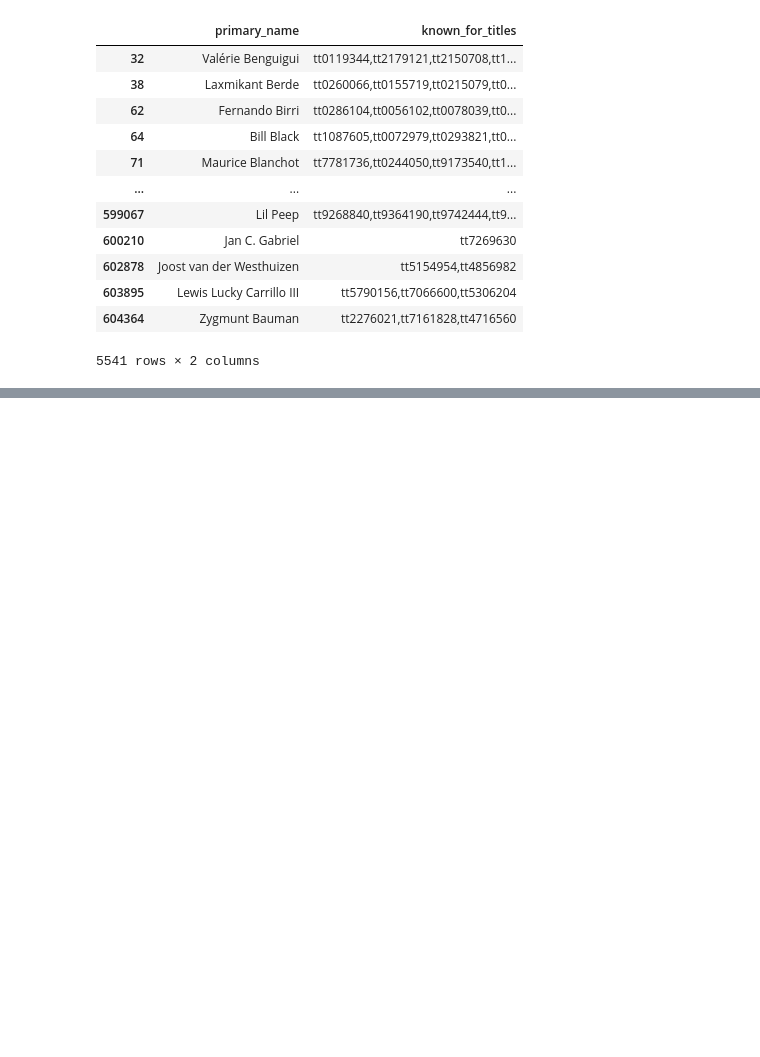
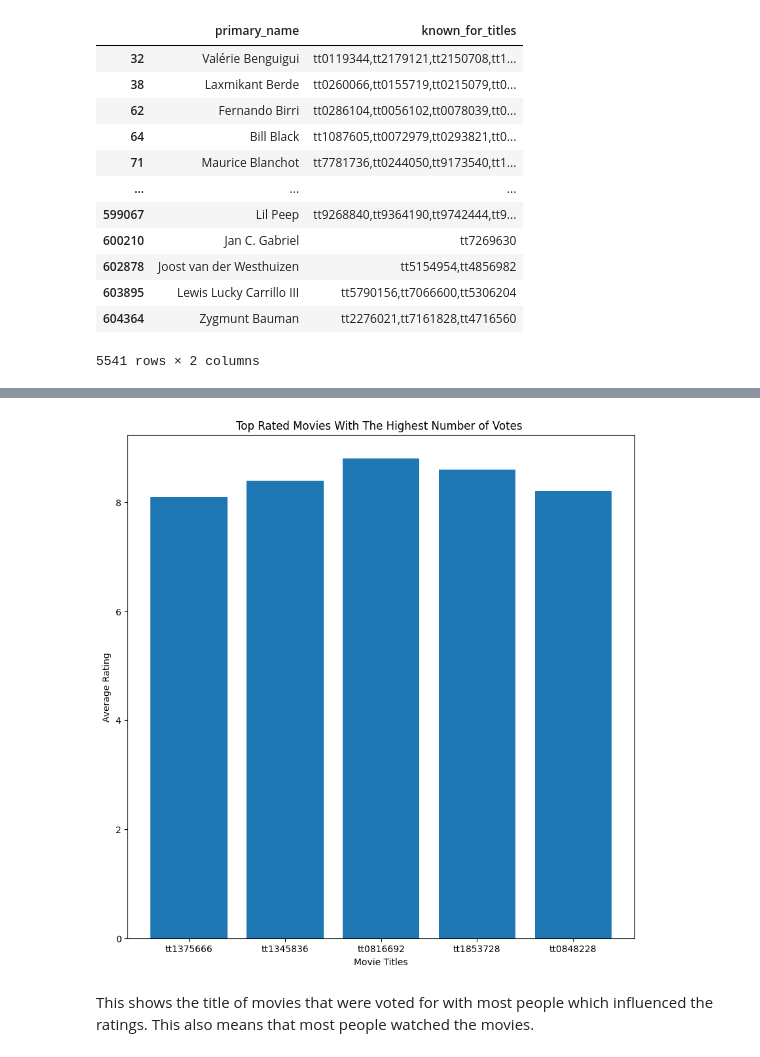
Before and after one commit to levine01/Movie-Analysis, a Jupyter notebook: index.ipynb, the cells around one changed output, grey strips where cells are left out. Cells and saved outputs as stored; diff of their text form; code cells hidden in the pictures; blank space fills up the shorter version.

```diff
--- a/index.ipynb
+++ b/index.ipynb
@@ -47,5 +70,5 @@ budgets_df.head()
 | 4 | 5 | Dec 15, 2017 | Star Wars Ep. VIII: The Last Jedi | $317,000,000 | $620,181,382 | $1,316,721,747 |
 # %%
 #loading rbudgets data and previewing the first 5 rows
-budgets_df = pd.read_csv('
-budgets_df = pd.read_csv('CSV files/tn.movie_budgets.csv')
+ratings_df = pd.read_csv('CSV files/title.ratings.csv')
+ratings_df
@@ -336,0 +435,7 @@ budgets_df
+# %%
+# Check for duplicate rows in ratings
+duplicate_rows = ratings_df.duplicated()
+
+# Remove duplicate rows
+ratings_df = ratings_df.drop_duplicates()
+ratings_df
@@ -624,0 +613,6 @@ final_gross_df.head()
+# %%
+#filtering ratings_df to have movie tittles with more than 1500 number of votes
+new_ratings_df = ratings_df.loc[ratings_df['numvotes']>1500]
+#sorting values and displaying top ten movies with more than 1500 votes
+new_ratings_df = new_ratings_df.sort_values(by=['numvotes', 'averagerating'], ascending=False)[:10]
+new_ratings_df.reset_index()
@@ -624,0 +631,29 @@ final_gross_df.head()
+# %%
+#plotting the graph with averagerating and title based on the number of votes.
+top_movie_titles = new_ratings_df['tconst'].value_counts().head(5).index.tolist()
+top_movie_titles
+
+#getting the top five movies average rating based on the number of votes
+average_ratings = new_ratings_df['averagerating'].value_counts().head(5).index.tolist()
+average_ratings
+
+#plotting title vs domestic gross in gross csv
+bar_chart_title = 'Top Rated Movies With The Highest Number of Votes '
+bar_chart_movie_title = 'Movie Titles'
+bar_chart_average= 'Average Rating'
+
+plot_movie_analysis, ax = plt.subplots(figsize =(10,10))
+
+plt.bar(top_movie_titles, average_ratings)
+
+#adding title to labels
+plt.title(bar_chart_title)
+plt.xlabel(bar_chart_movie_title)
+plt.ylabel(bar_chart_average)
+
+plt.show()
+# %% [output]
+[figure, added]
+# %% [markdown]
+This shows the title of movies that were voted for with most people which influenced the ratings.
+This also means that most people watched the movies.
```
Also changed, not shown: parts of 73 cells of this notebook.
